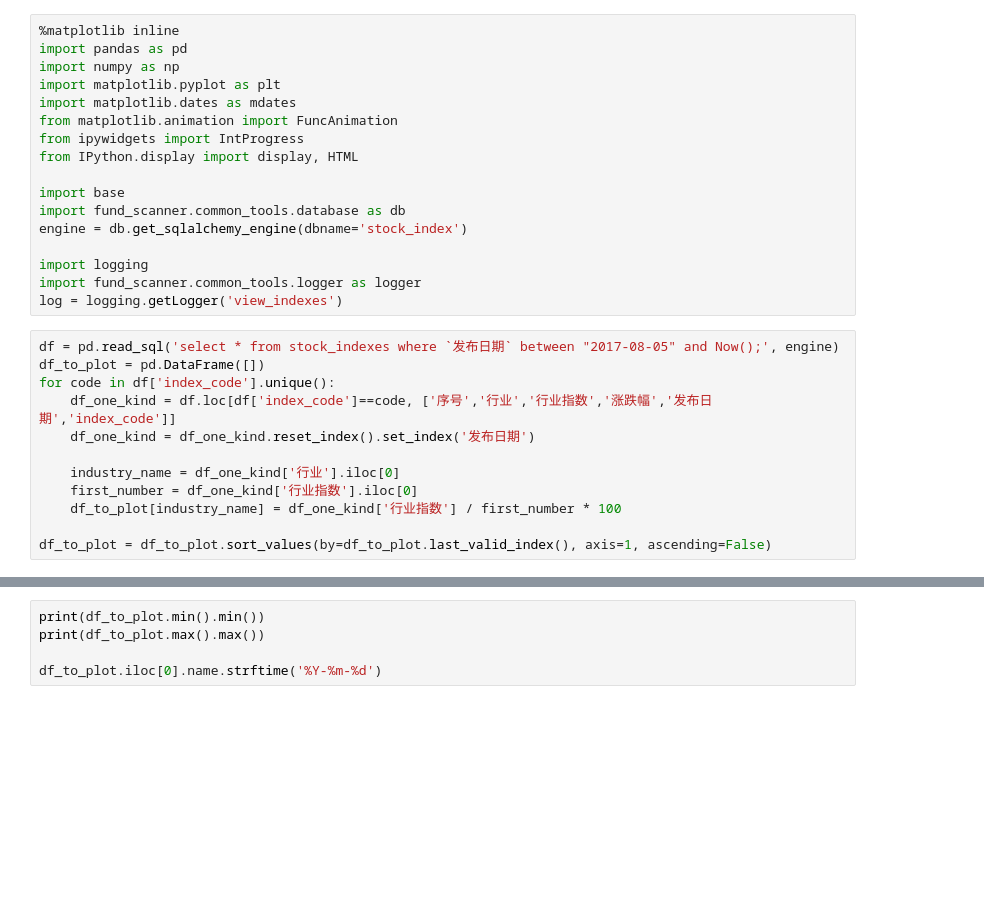
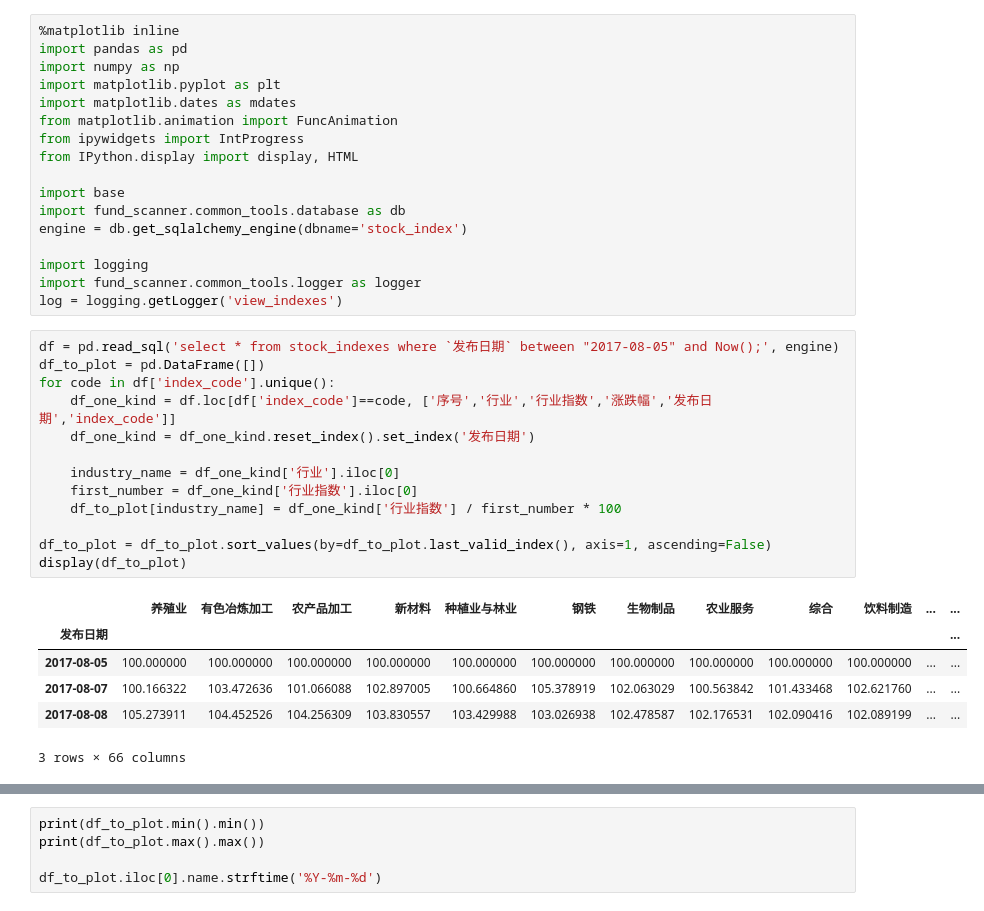
Before and after one commit to liusida/fund_scanner, a Jupyter notebook: playground/view_indexes.ipynb, the cells around one changed output, grey strips where cells are left out. Drawn from its saved outputs; the diff is of its cells as text; blank space fills up the shorter version.

```diff
--- a/playground/view_indexes.ipynb
+++ b/playground/view_indexes.ipynb
@@ -18,12 +18,20 @@ log = logging.getLogger('view_indexes')
 # %%
 df = pd.read_sql('select * from stock_indexes where `发布日期` between "2017-08-05" and Now();', engine)
 df_to_plot = pd.DataFrame([])
 for code in df['index_code'].unique():
     df_one_kind = df.loc[df['index_code']==code, ['序号','行业','行业指数','涨跌幅','发布日期','index_code']]
     df_one_kind = df_one_kind.reset_index().set_index('发布日期')
 
     industry_name = df_one_kind['行业'].iloc[0]
     first_number = df_one_kind['行业指数'].iloc[0]
     df_to_plot[industry_name] = df_one_kind['行业指数'] / first_number * 100
 
 df_to_plot = df_to_plot.sort_values(by=df_to_plot.last_valid_index(), axis=1, ascending=False)
+display(df_to_plot)
+# %% [output]
+|  | 养殖业 | 有色冶炼加工 | 农产品加工 | 新材料 | 种植业与林业 | 钢铁 | 生物制品 | 农业服务 | 综合 | 饮料制造 | ... | ... |
+| 发布日期 |  |  |  |  |  |  |  |  |  |  |  | ... |
+| 2017-08-05 | 100.000000 | 100.000000 | 100.000000 | 100.000000 | 100.000000 | 100.000000 | 100.000000 | 100.000000 | 100.000000 | 100.000000 | ... | ... |
+| 2017-08-07 | 100.166322 | 103.472636 | 101.066088 | 102.897005 | 100.664860 | 105.378919 | 102.063029 | 100.563842 | 101.433468 | 102.621760 | ... | ... |
+| 2017-08-08 | 105.273911 | 104.452526 | 104.256309 | 103.830557 | 103.429988 | 103.026938 | 102.478587 | 102.176531 | 102.090416 | 102.089199 | ... | ... |
+3 rows × 66 columns
```
Also changed, not shown: parts of 3 cells of this notebook, 7 other files.
